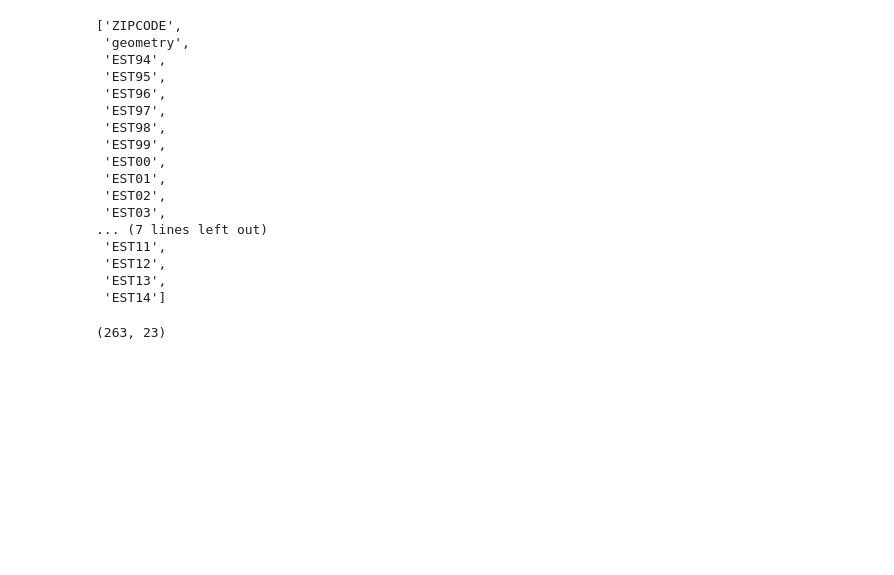
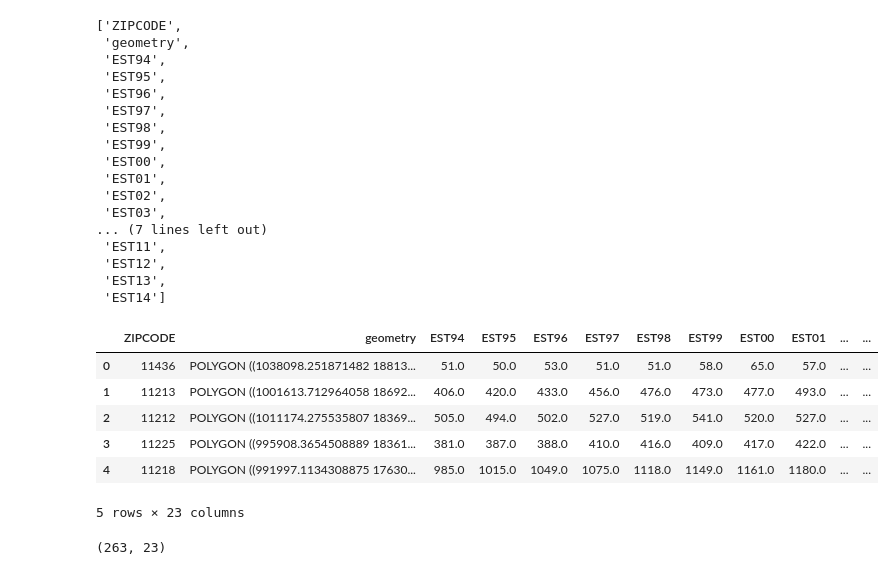
Before and after one commit to SohamMody/PUI2018_srm699, a Jupyter notebook: HW12_srm699/HW12_Assignment2_srm699.ipynb, the cells around one changed output. Drawn from its saved outputs; the diff is of its cells as text; code cells hidden in the pictures; blank space fills up the shorter version.

```diff
--- a/HW12_srm699/HW12_Assignment2_srm699.ipynb
+++ b/HW12_srm699/HW12_Assignment2_srm699.ipynb
@@ -270,6 +272,17 @@ to_keep
  'EST14']
 # %%
 cbs = cbs[to_keep]
+# %%
+# sanity check of df by head() and shape
+cbs.head()
+# %% [output]
+|  | ZIPCODE | geometry | EST94 | EST95 | EST96 | EST97 | EST98 | EST99 | EST00 | EST01 | ... | ... |
+| 0 | 11436 | POLYGON ((1038098.251871482 18813... | 51.0 | 50.0 | 53.0 | 51.0 | 51.0 | 58.0 | 65.0 | 57.0 | ... | ... |
+| 1 | 11213 | POLYGON ((1001613.712964058 18692... | 406.0 | 420.0 | 433.0 | 456.0 | 476.0 | 473.0 | 477.0 | 493.0 | ... | ... |
+| 2 | 11212 | POLYGON ((1011174.275535807 18369... | 505.0 | 494.0 | 502.0 | 527.0 | 519.0 | 541.0 | 520.0 | 527.0 | ... | ... |
+| 3 | 11225 | POLYGON ((995908.3654508889 18361... | 381.0 | 387.0 | 388.0 | 410.0 | 416.0 | 409.0 | 417.0 | 422.0 | ... | ... |
+| 4 | 11218 | POLYGON ((991997.1134308875 17630... | 985.0 | 1015.0 | 1049.0 | 1075.0 | 1118.0 | 1149.0 | 1161.0 | 1180.0 | ... | ... |
+5 rows × 23 columns
 # %%
 # 20 years of data and 263 zipcodes
 cbs.shape
```
Also changed, not shown: parts of 23 cells of this notebook, 1 other file.
